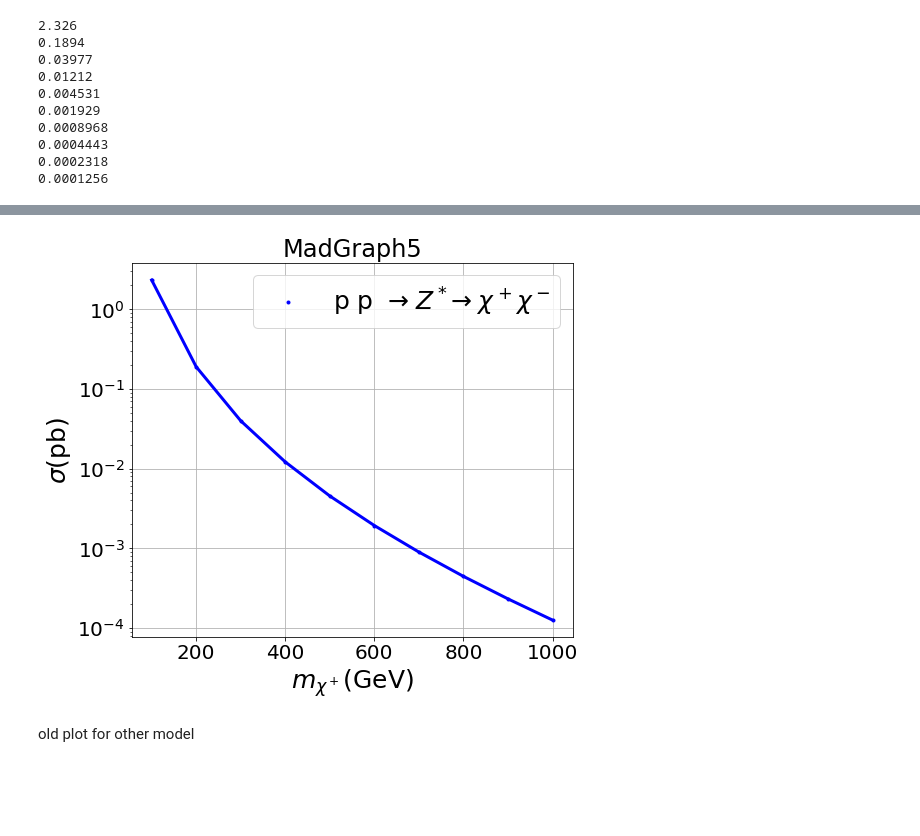
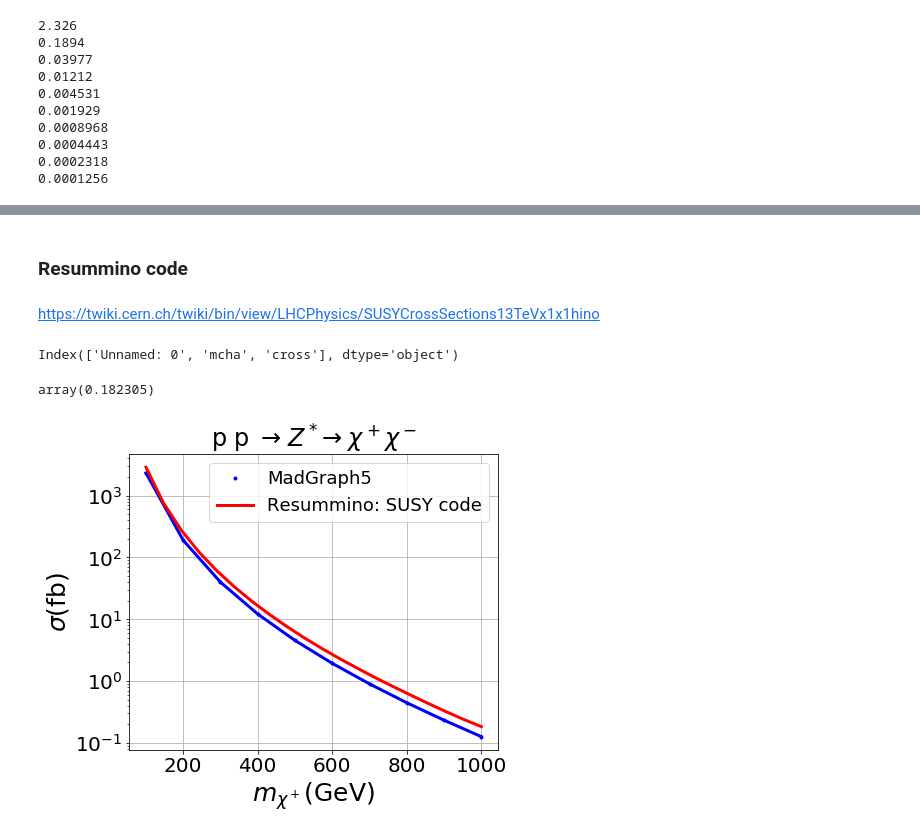
Before and after one commit to anferivera/SDdiracDM, a Jupyter notebook: MadGraph_rutine.ipynb, the cells around one changed output, grey strips where cells are left out. Saved outputs shown, nothing was run; the diff lists cells and outputs as text; code cells hidden in the pictures; blank space fills up the shorter version.

```diff
--- a/MadGraph_rutine.ipynb
+++ b/MadGraph_rutine.ipynb
@@ -71,21 +75,42 @@ xd=pd.read_csv('xd_madgrph_XXbar.csv')
+# %% [markdown]
+### Resummino code
+# %% [markdown]
+https://twiki.cern.ch/twiki/bin/view/LHCPhysics/SUSYCrossSections13TeVx1x1hino
+# %%
+xd.columns
+# %% [output]
+Index(['Unnamed: 0', 'mcha', 'cross'], dtype='object')
+# %%
+#twiki values for chargino production in fb
+
+names1 = ['m', 'cs', 'unc']
+a = np.loadtxt('hino.dat')
+yd = pd.DataFrame(a, columns=names1)
+
+CS=interpolate.interp1d(yd.m,yd.cs)
+# %%
+CS(1000)
+# %% [output]
+array(0.182305)
 # %%
-plt.figure(figsize=(8,7))
+plt.figure(figsize=(7,6))
 
-plt.semilogy(xd.mcha,xd.cross,'b.',label=r'p p $\;\to\; Z^*\to\; \chi^+\chi^-$')
-plt.semilogy(xd.mcha,xd.cross,'b-', lw=3, label='')
+plt.semilogy(xd.mcha,xd.cross*1e3,'b.',label=r'MadGraph5')
+plt.semilogy(xd.mcha,xd.cross*1e3,'b-', lw=3, label='')
 
-plt.legend(prop={'size':25},loc='best')
+n = np.linspace(1e2,1e3, 20)
+plt.plot(n,CS(n),'r-', lw=3,label='Resummino: SUSY code')
+
+#m = np.linspace(2e2,1e3, 100)
+#plt.plot(m,CSM(m)*1e3,'g-', lw=3,label='MadGraph')
+
+plt.title(r'p p $\,\to\; Z^*\to\; \chi^+\chi^-$')
+plt.legend(prop={'size':18},loc='best')
 plt.xlabel(r'$m_{\chi^+}$(GeV)',size=25)
-plt.ylabel(r'$\sigma$(pb)',size=25)
-
-plt.title('MadGraph5')
+plt.ylabel(r'$\sigma$(fb)',size=25)
 plt.grid()
-#plt.ylim(1e-1,1e2)
-#plt.xlim(100,200)
 
 plt.tight_layout()
-#plt.savefig('plots/sigma_pp_xx_MadGraph.pdf')
+plt.savefig('plots/sigma_pp_xx_MadGraph.pdf')
 # %% [output]
-[figure, old version]
+[figure, new version]
-# %% [markdown]
-old plot for other model
```
Also changed, not shown: parts of 9 cells of this notebook, 7 other files.
